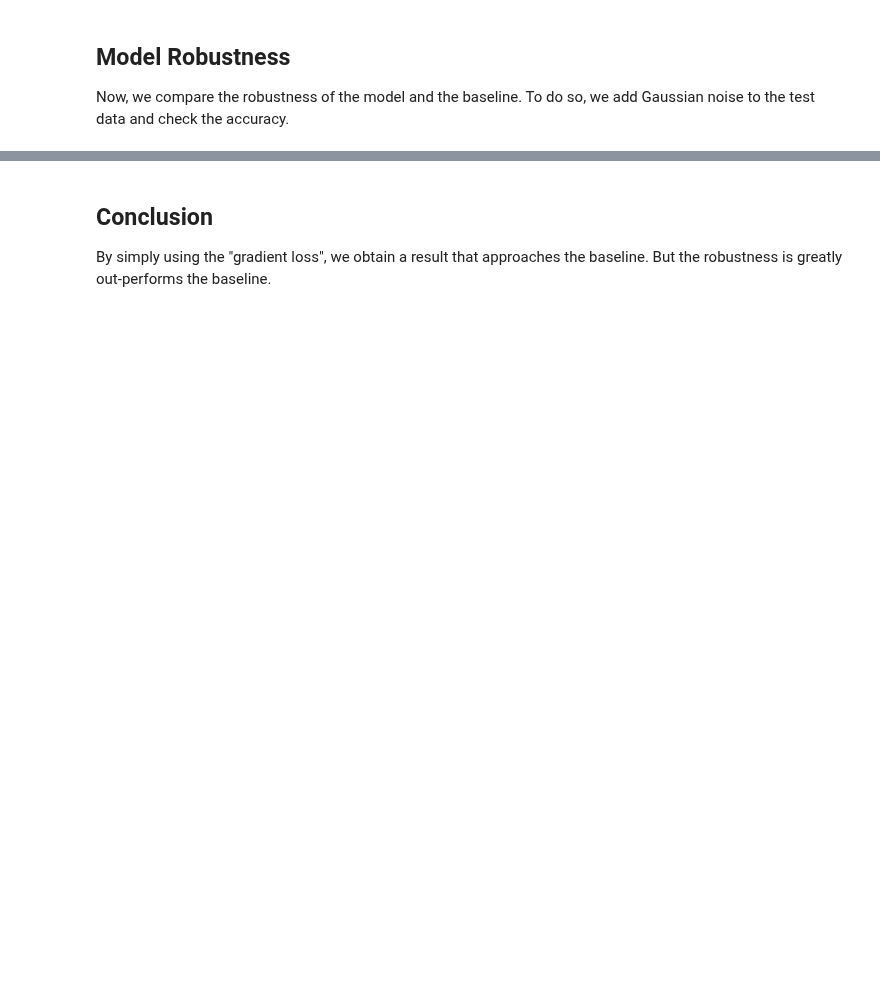
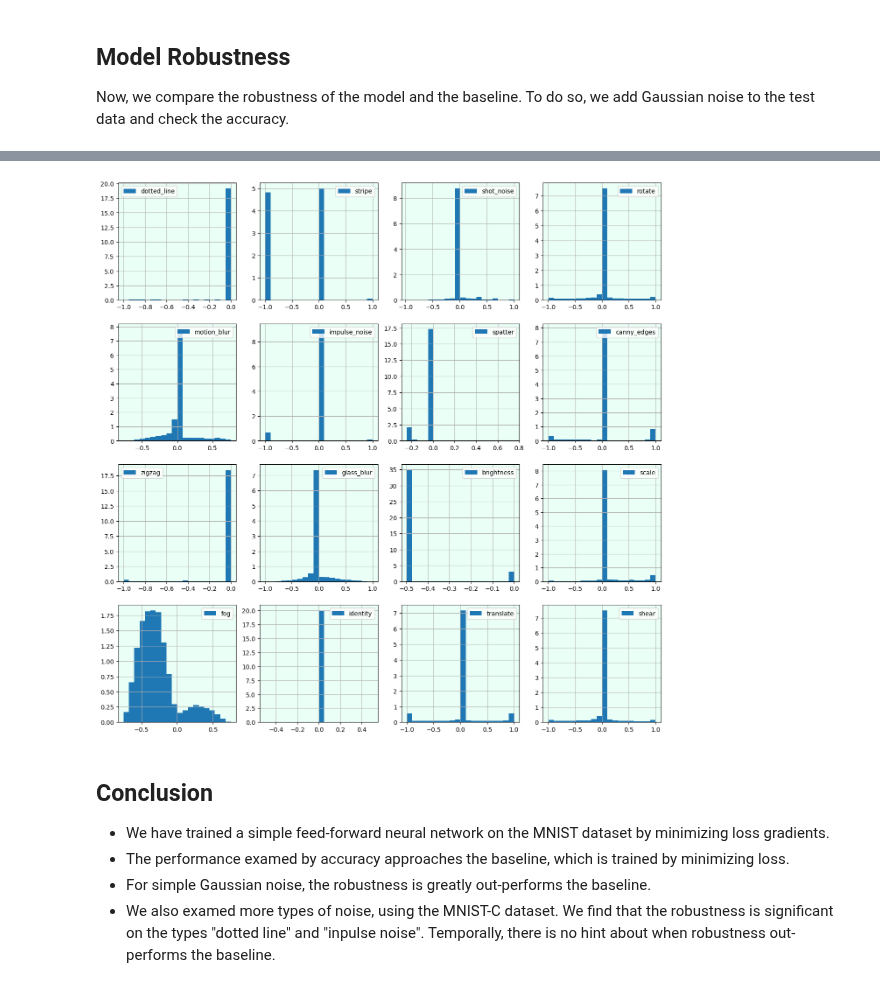
Before and after one commit to shuiruge/entropy, a Jupyter notebook: actions/MNIST.ipynb, the cells around one changed output, grey strips where cells are left out. Drawn from its saved outputs; the diff is of its cells as text; code cells hidden in the pictures; blank space fills up the shorter version.

Commit message:
Add MNIST-C dataset.

```diff
--- a/actions/MNIST.ipynb
+++ b/actions/MNIST.ipynb
@@ -148,0 +159,14 @@ plt.show()
+# %%
+print('noise type : model accuracy : baseline accuracy : exceed')
+for noise_type in os.listdir('data/mnist_c'):
+    x_eval = np.load(f'data/mnist_c/{noise_type}/test_images.npy')
+    y_eval = np.load(f'data/mnist_c/{noise_type}/test_labels.npy')
+
+    x_eval = x_eval.astype('float32').reshape([-1, 28*28]) / 255.0
+    y_eval = y_eval.astype('float32')
+
+    model_eval = accuracy_score(y_eval, tf.argmax(model(x_eval), axis=1))
+    baseline_eval = accuracy_score(y_eval, tf.argmax(baseline_model(x_eval), axis=1))
+    exceed = (model_eval - baseline_eval) / baseline_eval
+
+    print(f'{noise_type} : {model_eval} : {baseline_eval} : {exceed*100:.1f}%')
@@ -149,4 +191,26 @@ plt.show()
+# %%
+fig, axs = plt.subplots(4, 4, figsize=(16, 16))
+for i, noise_type in enumerate(os.listdir('data/mnist_c')):
+    j = i // 4
+    k = i % 4
+    ax = axs[j][k]
+
+    x_eval = np.load(f'data/mnist_c/{noise_type}/test_images.npy')
+    x_eval = x_eval.astype('float32').reshape([-1, 28*28]) / 255.0
+
+    diff = (x_test - x_eval).reshape([-1])
+    ax.hist(diff, 20, label=noise_type, density=True)
+    ax.legend()
+    ax.grid()
+    ax.set_facecolor('#eafff5')
+
+plt.show()
+# %% [output]
+[figure, added]
 # %% [markdown]
 ## Conclusion
 
-By simply using the "gradient loss", we obtain a result that approaches the baseline. But the robustness is greatly out-performs the baseline.
+- We have trained a simple feed-forward neural network on the MNIST dataset by minimizing loss gradients.
+- The performance examed by accuracy approaches the baseline, which is trained by minimizing loss.
+- For simple Gaussian noise, the robustness is greatly out-performs the baseline.
+- We also examed more types of noise, using the MNIST-C dataset. We find that the robustness is significant on the types "dotted line" and "inpulse noise". Temporally, there is no hint about when robustness out-performs the baseline.
```
Also changed, not shown: parts of 8 cells of this notebook, 2 other files.
